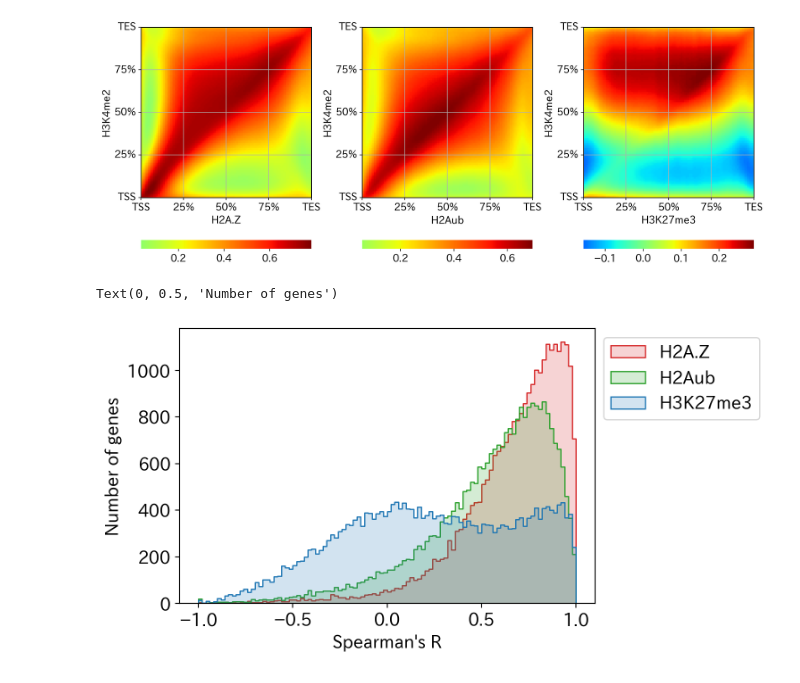
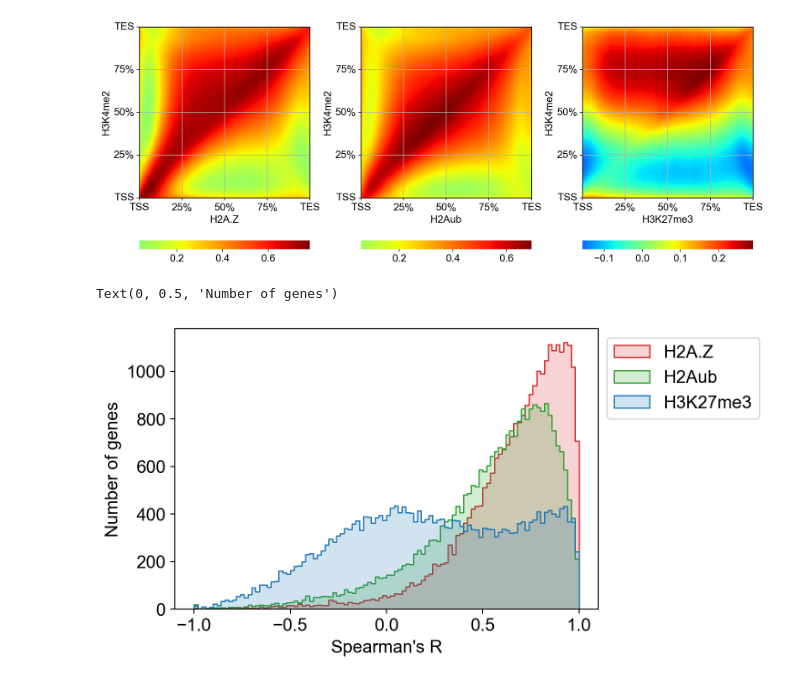
Before and after one commit to Ringo127/Arabidopsis_H3K4me2, a Jupyter notebook: script/Figure_1.ipynb, the cells around one changed output. Cells and saved outputs as stored; diff of their text form; code cells hidden in the pictures.

```diff
--- a/script/Figure_1.ipynb
+++ b/script/Figure_1.ipynb
@@ -10,7 +10,8 @@ from mpl_toolkits.axes_grid1 import make_axes_locatable
 # setting
 plt.rcParams['font.family']= 'sans-serif'
 plt.rcParams['font.sans-serif'] = ['Arial']
+plt.rcParams["figure.dpi"] = 200
 # %%
 # Fig. 1b
-file_path = "../data/Figure_1/ChIP_wt_ldl3_atx345.rpkm.tsv"
+file_path = "../data/ChIP_H3K4me2_H2A.Z_H2Aub_H3K27me3_WT.rpkm.tsv"
 df_chip = pd.read_csv(file_path, sep="\t", index_col=0)
@@ -17,8 +33,7 @@ df_chip = pd.read_csv(file_path, sep="\t", index_col=0)
 # %%
 hm_list = ["H2A.Z","H2Aub","H3K27me3"]
 
-fig,ax = plt.subplots(1,3,figsize=(15,7),dpi=200,
-                      gridspec_kw=dict(wspace=0.3))
+fig,ax = plt.subplots(1,3,figsize=(15,7),gridspec_kw=dict(wspace=0.3))
 
 for i in range(len(hm_list)):
     x = np.sqrt(df_chip[f"H3K4me2_WT"])
@@ -49,13 +64,12 @@ for i in range(len(hm_list)):
 # Figure 1c
 hm_list = ["H2A.Z","H2Aub","H3K27me3",]
 
-fig,ax = plt.subplots(1,3,figsize=(15,7),dpi=200,
-                      gridspec_kw=dict(wspace=0.3))
+fig,ax = plt.subplots(1,3,figsize=(15,7),gridspec_kw=dict(wspace=0.3))
 
 for i in range(3):
     hm1 = "H3K4me2"
     hm2 = hm_list[i]
-    df_r = pd.read_csv(f"../data/Figure_1/spearmanr_per_bins_{hm1}_{hm2}.csv",
+    df_r = pd.read_csv(f"../data/Fig1c_spearmanr_per_bins_{hm1}_{hm2}.csv",
                        header=None)
 
     # plot
@@ -79,27 +93,27 @@ for i in range(3):
 [figure]
 # %%
 # Figure 1d
-df_r = pd.read_csv(f"../data/Figure_1/spearmanr_per_genes.csv",
+df_r = pd.read_csv(f"../data/Fig1d_spearmanr_per_genes.csv",
                     header=0)
 
 hm_list = ["H2A.Z","H2Aub","H3K27me3"]
 c_list = ["tab:red","tab:green","tab:blue"]
 
-plt.figure(figsize=(6,4),dpi=200)
+plt.figure(figsize=(6,4))
 
 for i in range(3):
     hm1 = "H3K4me2"
     hm2 = hm_list[i]
     data = df_r[f"{hm1}-{hm2}"]
 
     # plot
     sns.histplot(data,bins=100,binrange=(-1,1),label=hm_list[i],
                  element="step",alpha=0.2,
                  color=c_list[i])
 
 plt.legend(loc='upper left', bbox_to_anchor=(1, 1))
 plt.xlabel("Spearman's R")
 plt.ylabel("Number of genes")
 # %% [output]
 Text(0, 0.5, 'Number of genes')
-[figure, old version]
+[figure, new version]
```
Also changed, not shown: parts of 2 cells of this notebook, 1 other file.
